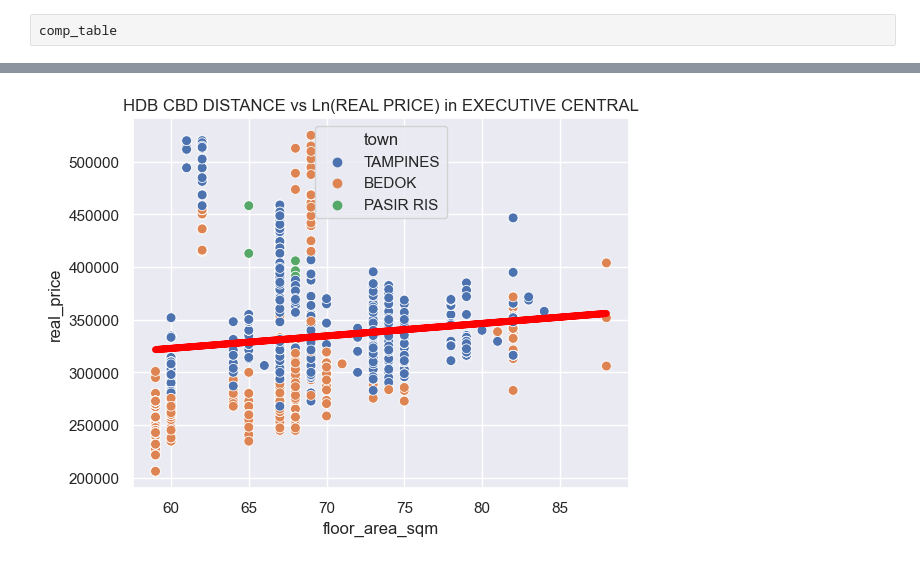
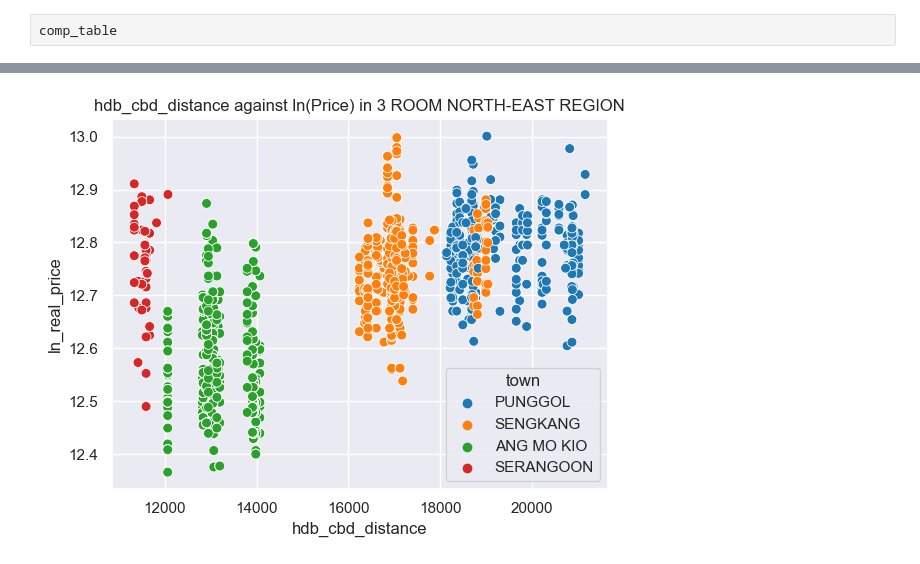
Before and after one commit to S-Samiksha/Urban_Economics, a Jupyter notebook: Final Analysis/Exploratory Analysis Part 2.ipynb, the cells around one changed output, grey strips where cells are left out. Saved outputs shown, nothing was run; the diff lists cells and outputs as text; code cells hidden in the pictures.

```diff
--- a/Final Analysis/Exploratory Analysis Part 2.ipynb
+++ b/Final Analysis/Exploratory Analysis Part 2.ipynb
@@ -425,19 +481,78 @@ comp_table
 # %%
-temp = pd.read_csv('3 ROOM EAST REGION.csv', low_memory=False, index_col=0)
-print(temp.columns)
-X=temp[['floor_area_sqm']]
-Y=temp[['real_price']]
+#temp = residential[residential['REGION_N']=='NORTH-EAST REGION']
+title = '3 ROOM EAST '+'REGION'
+title1 = title + '.csv'
+temp = pd.read_csv(title1, low_memory=False, index_col=0)
+# print(temp)
+X=temp[['hdb_cbd_distance']]
+Y=temp[['ln_real_price']]
 
-titlestr = 'HDB CBD DISTANCE vs Ln(REAL PRICE) in EXECUTIVE CENTRAL'
 
+titlestr = 'hdb_cbd_distance against ln(Price) in ' + title
+sb.set_palette(sb.color_palette('tab10'))
 regressor = LinearRegression()
 regressor.fit(X,Y)
 y_pred = regressor.predict(X)
-#plt.scatter(X, Y, color = 'blue',s=2)
-sb.scatterplot(x='lease', y='real_price', hue='town', data=temp,s=50)
-plt.plot(X, regressor.predict(X), color = 'red', linewidth=5)
+plt.scatter(X, Y, color = 'blue',s=2)
+sb.scatterplot(x='hdb_cbd_distance', y='ln_real_price',hue='town', data=temp,s=50)
+# plt.plot(X, regressor.predict(X), color = 'red', linewidth=5)
 plt.title(titlestr)
-plt.xlabel('floor_area_sqm')
-plt.ylabel('real_price')
+plt.xlabel('hdb_cbd_distance')
+plt.ylabel('ln_real_price')
 plt.show()
+
+
+# temp = residential[residential['REGION_N']=='CENTRAL REGION']
+# title = 'CENTRAL '+'REGION' #+'.csv'
+# # temp = pd.read_csv(title, low_memory=False, index_col=0)
+# # print(temp)
+# X=temp[['No_Bus_Stops']]
+# Y=temp[['lease_remaining']]
+
+
+# titlestr = 'Bus Stop Against Price in ' + title
+# sb.set_palette(sb.color_palette('tab10'))
+# regressor = LinearRegression()
+# regressor.fit(X,Y)
+# y_pred = regressor.predict(X)
+# plt.scatter(X, Y, color = 'blue',s=2)
+# sb.scatterplot(x='No_Bus_Stops', y='lease_remaining',hue='town', data=temp,s=50)
+# # plt.plot(X, regressor.predict(X), color = 'red', linewidth=5)
+# plt.title(titlestr)
+# plt.xlabel('No_Bus_Stops')
+# plt.ylabel('lease_remaining')
+# plt.show()
+
+
+#-------------------------------------
+
+# t1 = temp[temp['town'] == 'BISHAN']
+# t2 = temp[temp['town'] == 'GEYLANG']
+# t3 = temp[temp['town'] == 'TOA PAYOH']
+# t4 = temp[temp['town'] == 'KALLANG/WHAMPOA']
+# t5 = temp[temp['town'] == 'BUKIT TIMAH']
+# t6 = temp[temp['town'] == 'QUEENSTOWN']
+# print("Average BISHAN real_price: " , t1.loc[:, 'real_price'].mean())
+# print("Average BISHAN hdb_cbd_distance: ",t1.loc[:, 'hdb_cbd_distance'].mean())
+
+# print()
+# print("Average GEYLANG real_price: ",t2.loc[:, 'real_price'].mean())
+# print("Average GEYLANG hdb_cbd_distance: ",t2.loc[:, 'hdb_cbd_distance'].mean())
+
+# print()
+# print("Average TOA PAYOH RIS real_price: ",t3.loc[:, 'real_price'].mean())
+# print("Average TOA PAYOH RIS hdb_cbd_distance: ",t3.loc[:, 'hdb_cbd_distance'].mean())
+
+# print()
+# print("Average KALLANG/WHAMPOA real_price: ",t4.loc[:, 'real_price'].mean())
+# print("Average KALLANG/WHAMPOA hdb_cbd_distance: ",t4.loc[:, 'hdb_cbd_distance'].mean())
+# print()
+
+# print("Average BUKIT TIMAH real_price: ",t5.loc[:, 'real_price'].mean())
+# print("Average BUKIT TIMAH hdb_cbd_distance: ",t5.loc[:, 'hdb_cbd_distance'].mean())
+# print()
+
+# print("Average QUEENSTOWN real_price: ",t5.loc[:, 'real_price'].mean())
+# print("Average QUEENSTOWN hdb_cbd_distance: ",t5.loc[:, 'hdb_cbd_distance'].mean())
+# print()
 # %% [output]
@@ -459 +559 @@ Index(['town', 'flat_type', 'blk_no', 'street', 'storey_range',
-[figure, old version]
+[figure, new version]
```
Also changed, not shown: parts of 14 cells of this notebook, 1 other file.
